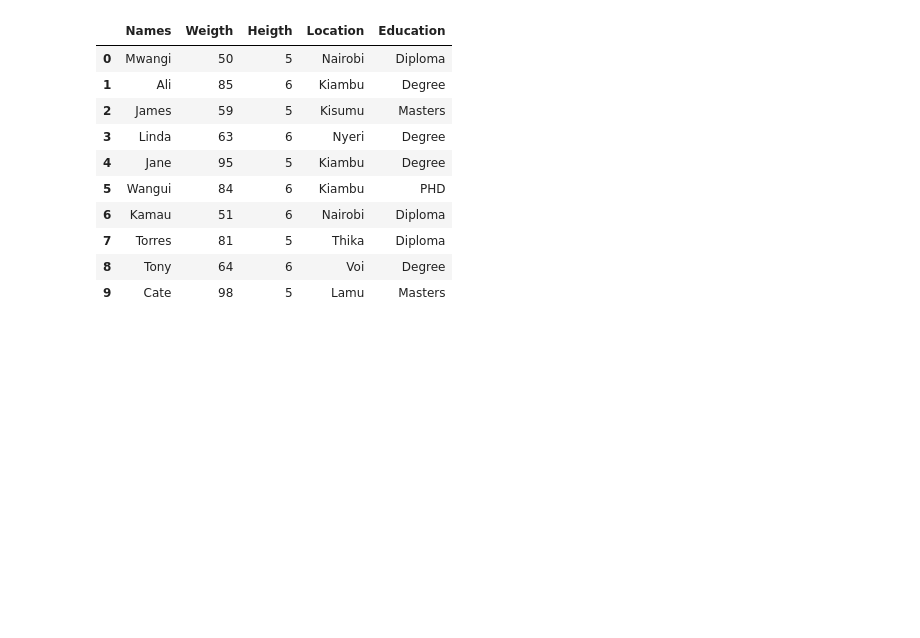
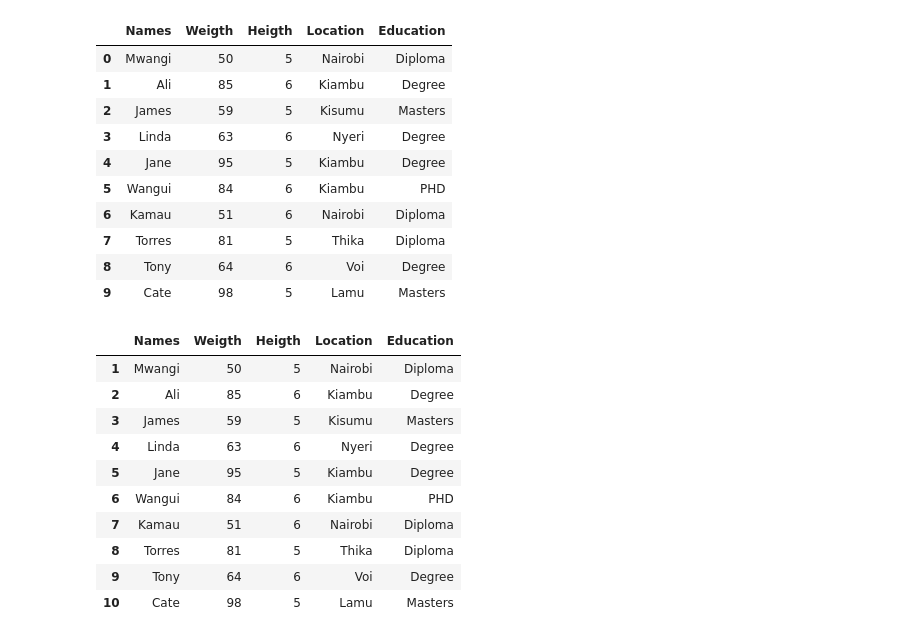
Before and after one commit to kgathungu/Introduction-to-python, a Jupyter notebook: gathungunov.ipynb, the cells around one changed output. Cells and saved outputs as stored; diff of their text form; code cells hidden in the pictures; blank space fills up the shorter version.

```diff
--- a/gathungunov.ipynb
+++ b/gathungunov.ipynb
@@ -510,3 +513,18 @@ Friends
 | 7 | Torres | 81 | 5 | Thika | Diploma |
 | 8 | Tony | 64 | 6 | Voi | Degree |
 | 9 | Cate | 98 | 5 | Lamu | Masters |
+# %%
+Friends = pd.DataFrame(data,index=[1,2,3,4,5,6,7,8,9,10])
+Friends
+# %% [output]
+|  | Names | Weigth | Heigth | Location | Education |
+| 1 | Mwangi | 50 | 5 | Nairobi | Diploma |
+| 2 | Ali | 85 | 6 | Kiambu | Degree |
+| 3 | James | 59 | 5 | Kisumu | Masters |
+| 4 | Linda | 63 | 6 | Nyeri | Degree |
+| 5 | Jane | 95 | 5 | Kiambu | Degree |
+| 6 | Wangui | 84 | 6 | Kiambu | PHD |
+| 7 | Kamau | 51 | 6 | Nairobi | Diploma |
+| 8 | Torres | 81 | 5 | Thika | Diploma |
+| 9 | Tony | 64 | 6 | Voi | Degree |
+| 10 | Cate | 98 | 5 | Lamu | Masters |
```
Also changed, not shown: parts of 2 cells of this notebook, 4 other files.
